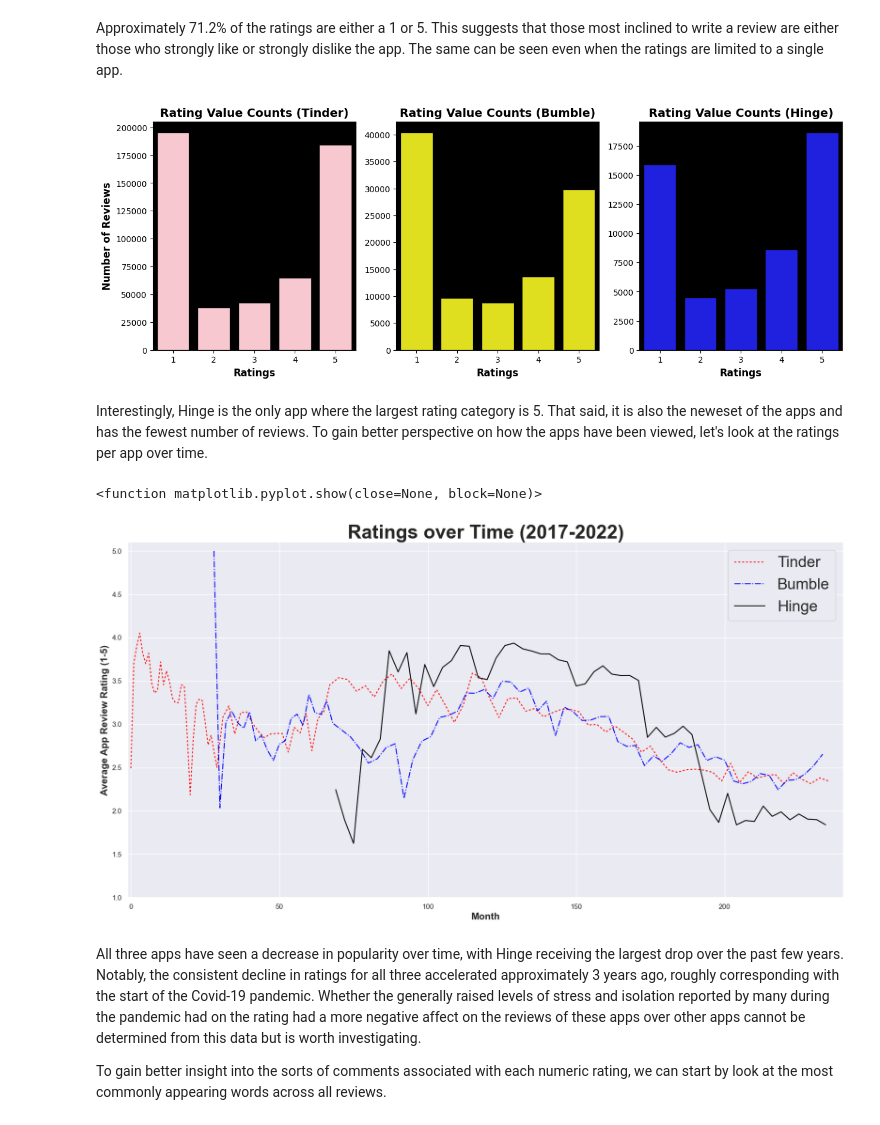
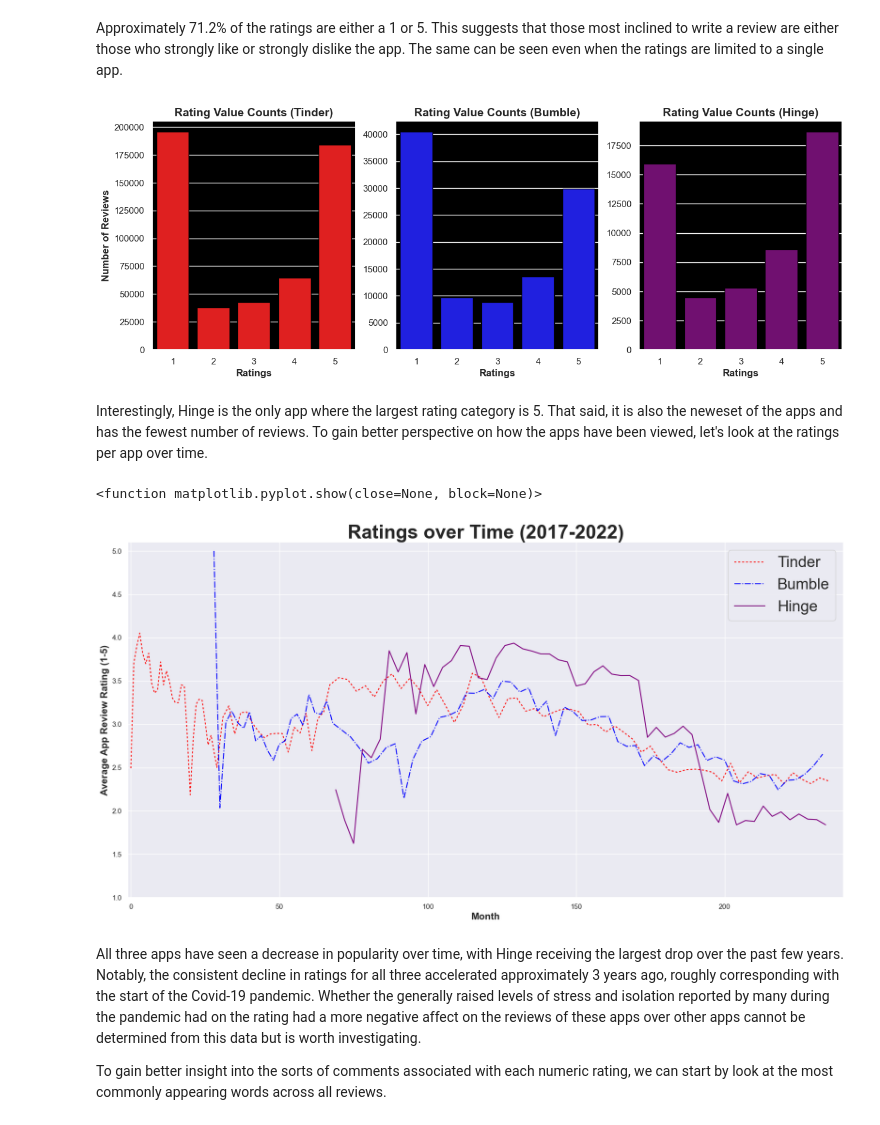
Before and after one commit to the-ethical-ai/Dating_Apps, a Jupyter notebook: dating_app_reviews.ipynb, the cells around one changed output. Drawn from its saved outputs; the diff is of its cells as text; code cells hidden in the pictures.

```diff
--- a/dating_app_reviews.ipynb
+++ b/dating_app_reviews.ipynb
@@ -214,41 +223,41 @@ tmp = pd.DataFrame(df[df.App == 'Tinder'].groupby('Rating').count()['Sentiment_C
 bar2 = sns.barplot(data = tmp,
             x = 'Rating',
             y = 'Sentiment_Category',
-            color = 'pink',
+            color = 'red',
             edgecolor = 'black',
             ax = axes[0])
 axes[0].set_title('Rating Value Counts (Tinder)', fontsize = 14, fontweight = 'bold')
 axes[0].set_xlabel('Ratings', fontsize = 12, fontweight = 'bold')
 axes[0].set_ylabel('Number of Reviews', fontsize = 12, fontweight = 'bold')
 axes[0].set_facecolor('black')
 
 ### BUMBLE PLOT
 tmp = pd.DataFrame(df[df.App == 'Bumble'].groupby('Rating').count()['Sentiment_Category']).reset_index().sort_values(by = 'Rating')
 bar3 = sns.barplot(data = tmp,
             x = 'Rating',
             y = 'Sentiment_Category',
-            color = 'yellow',
+            color = 'blue',
             edgecolor = 'black',
             ax = axes[1])
 axes[1].set_title('Rating Value Counts (Bumble)', fontsize = 14, fontweight = 'bold')
 axes[1].set_xlabel('Ratings', fontsize = 12, fontweight = 'bold')
 axes[1].set_ylabel('')
 axes[1].set_facecolor('black')
 
 ### HINGE PLOT
 tmp = pd.DataFrame(df[df.App == 'Hinge'].groupby('Rating').count()['Sentiment_Category']).reset_index().sort_values(by = 'Rating')
 sns.barplot(data = tmp,
             x = 'Rating',
             y = 'Sentiment_Category',
-            color = 'blue',
+            color = 'purple',
             edgecolor = 'black',
             ax = axes[2])
 axes[2].set_title('Rating Value Counts (Hinge)', fontsize = 14, fontweight = 'bold')
 axes[2].set_xlabel('Ratings', fontsize = 12, fontweight = 'bold')
 axes[2].set_ylabel('')
 axes[2].set_facecolor('black')
 # %% [output]
-[figure, old version]
+[figure, new version]
 # %% [markdown]
 Interestingly, Hinge is the only app where the largest rating category is 5. That said, it is also the neweset of the apps and has the fewest number of reviews. To gain better perspective on how the apps have been viewed, let's look at the ratings per app over time.
 # %%
@@ -265,7 +274,9 @@ bumble_rating_avg_df = avg_rat_per_month[avg_rat_per_month.App == 'Bumble'].rese
 tinder_rating_avg_df = avg_rat_per_month[avg_rat_per_month.App == 'Tinder'].reset_index()
 
 ### PLOTTING THE RATING AVERAGES OVER TIME
-sns.set(rc = {'figure.figsize': (20, 10)});
+sns.set_style("dark")
+sns.set(rc = {'figure.figsize': (20, 10)})
+
 fig, ax = plt.subplots()
 
 # tinder plot
@@ -279,7 +290,7 @@ sns.lineplot(data = bumble_rating_avg_df, x = 'index', y = 'avg',
 # hinge plot
 sns.lineplot(data = hinge_rating_avg_df, x = 'index', y = 'avg',
              linestyle = '-', ax = ax, label = 'Hinge',
-             color = 'black')
+             color = 'purple')
 
 # changing the x-axis
 plt.xlabel('Month', fontsize = 15, fontweight = 'bold')
@@ -299,7 +310,7 @@ plt.title('Ratings over Time (2017-2022)', fontsize = 30, fontweight = 'bold')
 plt.show
 # %% [output]
 <function matplotlib.pyplot.show(close=None, block=None)>
-[figure, old version]
+[figure, new version]
 # %% [markdown]
 All three apps have seen a decrease in popularity over time, with Hinge receiving the largest drop over the past few years. Notably, the consistent decline in ratings for all three accelerated approximately 3 years ago, roughly corresponding with the start of the Covid-19 pandemic. Whether the generally raised levels of stress and isolation reported by many during the pandemic had on the rating had a more negative affect on the reviews of these apps over other apps cannot be determined from this data but is worth investigating.
 
```
Also changed, not shown: parts of 14 cells of this notebook.
